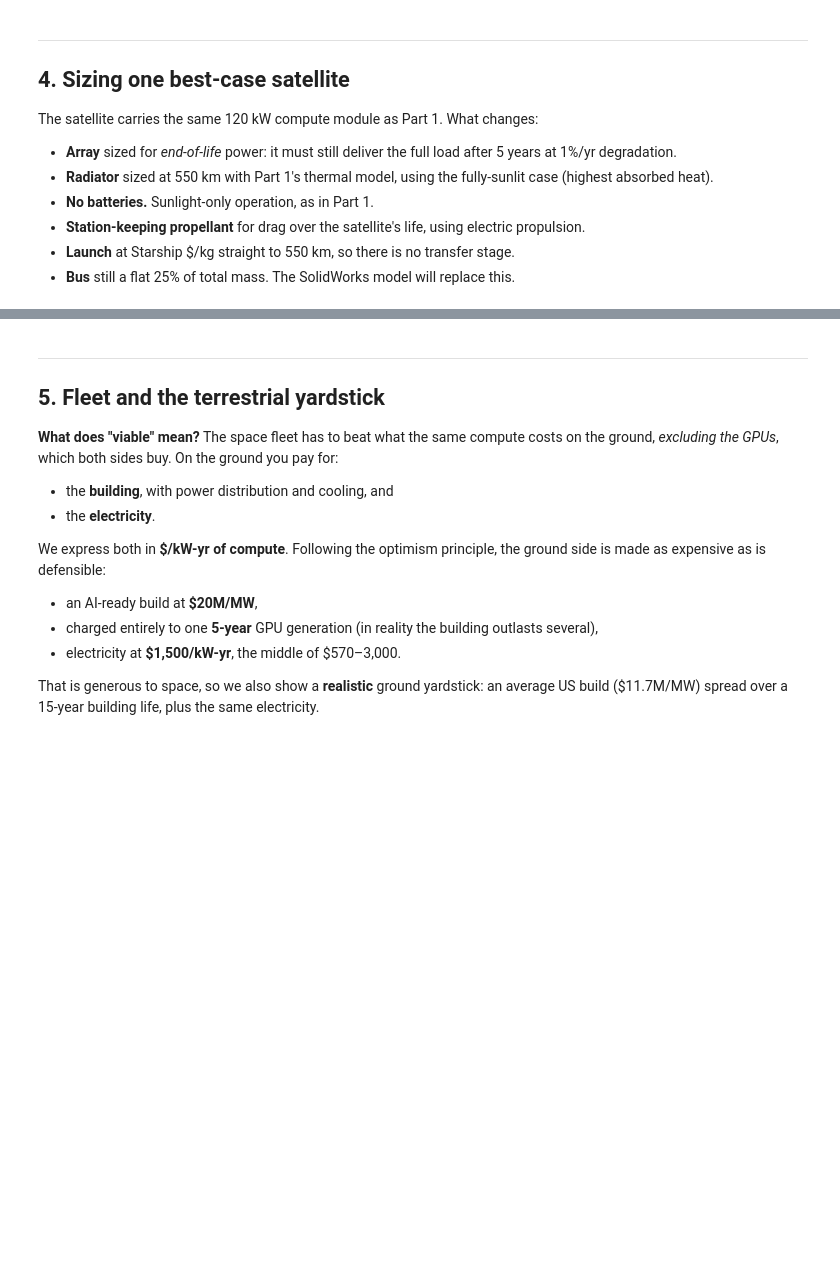
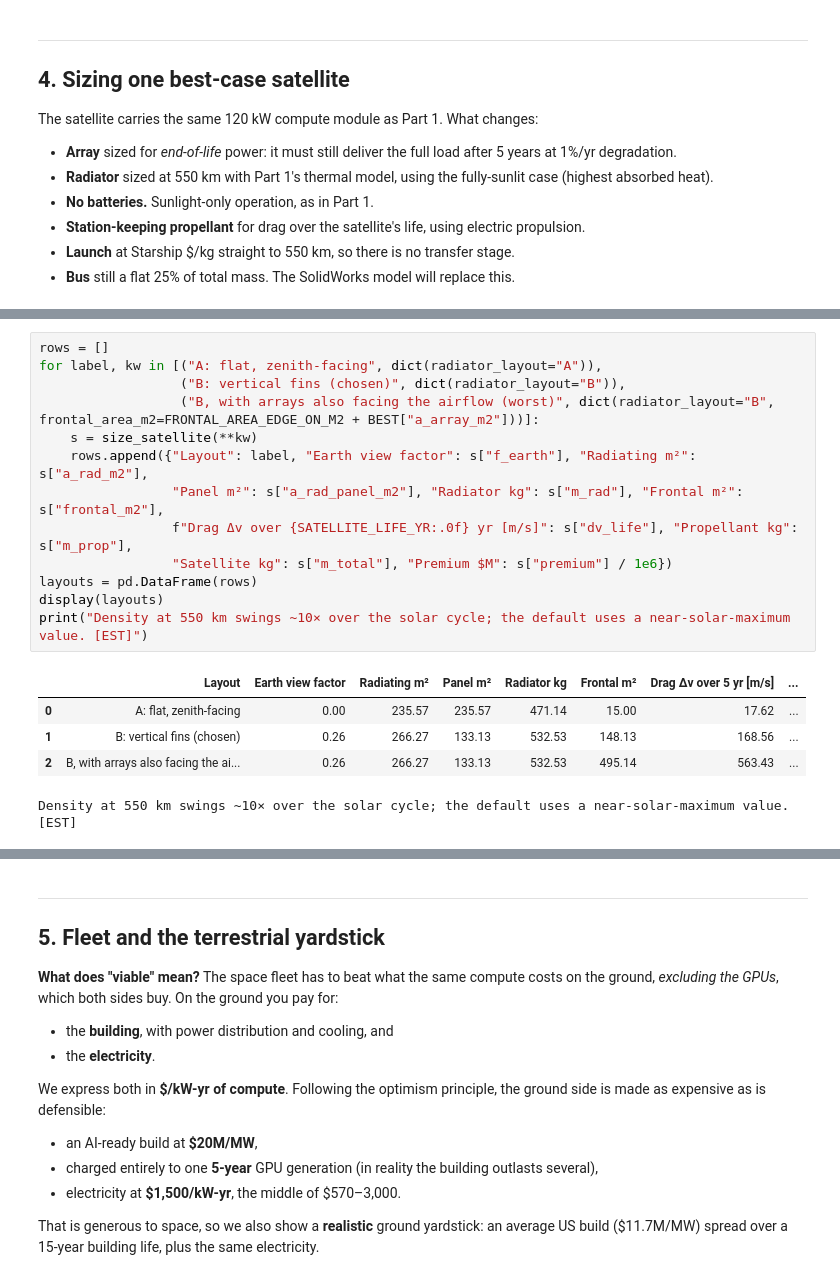
Before and after one commit to SailingSF/research, a Jupyter notebook: space_gpu_datacenter_part2.ipynb, the cells around one changed output, grey strips where cells are left out. Drawn from its saved outputs; the diff is of its cells as text; blank space fills up the shorter version.

```diff
--- a/space_gpu_datacenter_part2.ipynb
+++ b/space_gpu_datacenter_part2.ipynb
@@ -679,0 +729,19 @@ Density at 550 km swings ~10× over the solar cycle; the default uses a near-sol
+# %%
+rows = []
+for label, kw in [("A: flat, zenith-facing", dict(radiator_layout="A")),
+                  ("B: vertical fins (chosen)", dict(radiator_layout="B")),
+                  ("B, with arrays also facing the airflow (worst)", dict(radiator_layout="B", frontal_area_m2=FRONTAL_AREA_EDGE_ON_M2 + BEST["a_array_m2"]))]:
+    s = size_satellite(**kw)
+    rows.append({"Layout": label, "Earth view factor": s["f_earth"], "Radiating m²": s["a_rad_m2"],
+                 "Panel m²": s["a_rad_panel_m2"], "Radiator kg": s["m_rad"], "Frontal m²": s["frontal_m2"],
+                 f"Drag Δv over {SATELLITE_LIFE_YR:.0f} yr [m/s]": s["dv_life"], "Propellant kg": s["m_prop"],
+                 "Satellite kg": s["m_total"], "Premium $M": s["premium"] / 1e6})
+layouts = pd.DataFrame(rows)
+display(layouts)
+print("Density at 550 km swings ~10× over the solar cycle; the default uses a near-solar-maximum value. [EST]")
+# %% [output]
+|  | Layout | Earth view factor | Radiating m² | Panel m² | Radiator kg | Frontal m² | Drag Δv over 5 yr [m/s] | ... |
+| 0 | A: flat, zenith-facing | 0.00 | 235.57 | 235.57 | 471.14 | 15.00 | 17.62 | ... |
+| 1 | B: vertical fins (chosen) | 0.26 | 266.27 | 133.13 | 532.53 | 148.13 | 168.56 | ... |
+| 2 | B, with arrays also facing the ai... | 0.26 | 266.27 | 133.13 | 532.53 | 495.14 | 563.43 | ... |
+Density at 550 km swings ~10× over the solar cycle; the default uses a near-solar-maximum value. [EST]
```
Also changed, not shown: parts of 21 cells of this notebook, 26 other files.
